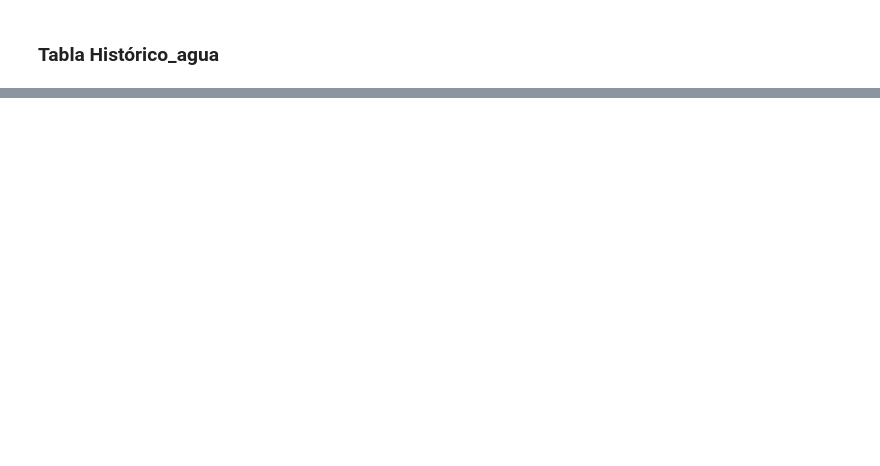
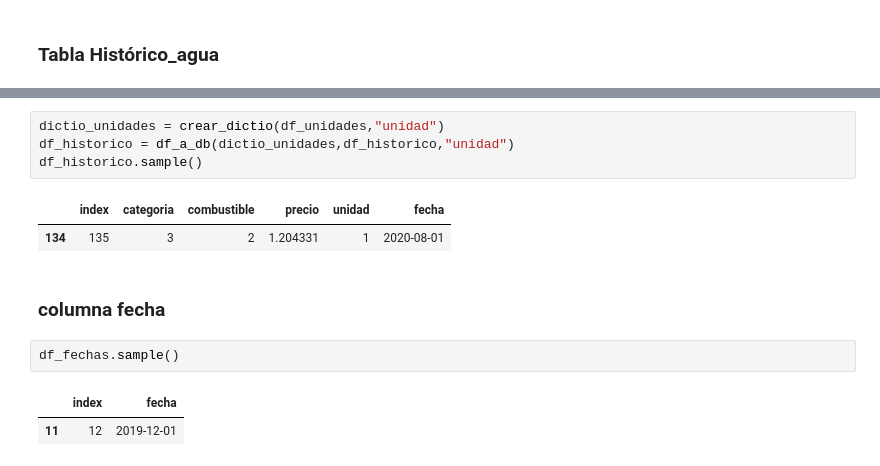
Before and after one commit to apelsito/Proyecto5-Variacion-Precios-Luz-Agua-Gas-Combustible-PreCovid-PostCovid-Madrid, a Jupyter notebook: notebooks/03_preparacion_preDB.ipynb, the cells around one changed output, grey strips where cells are left out. Cells and saved outputs as stored; diff of their text form; blank space fills up the shorter version.

```diff
--- a/notebooks/03_preparacion_preDB.ipynb
+++ b/notebooks/03_preparacion_preDB.ipynb
@@ -165,0 +267,14 @@ df_gasolina = df_gasolina[["categoria","combustible","precio","unidad","fecha"]]
+# %%
+dictio_unidades = crear_dictio(df_unidades,"unidad")
+df_historico = df_a_db(dictio_unidades,df_historico,"unidad")
+df_historico.sample()
+# %% [output]
+|  | index | categoria | combustible | precio | unidad | fecha |
+| 134 | 135 | 3 | 2 | 1.204331 | 1 | 2020-08-01 |
+# %% [markdown]
+### columna fecha
+# %%
+df_fechas.sample()
+# %% [output]
+|  | index | fecha |
+| 11 | 12 | 2019-12-01 |
```
Also changed, not shown: parts of 26 cells of this notebook, 4 other files.
